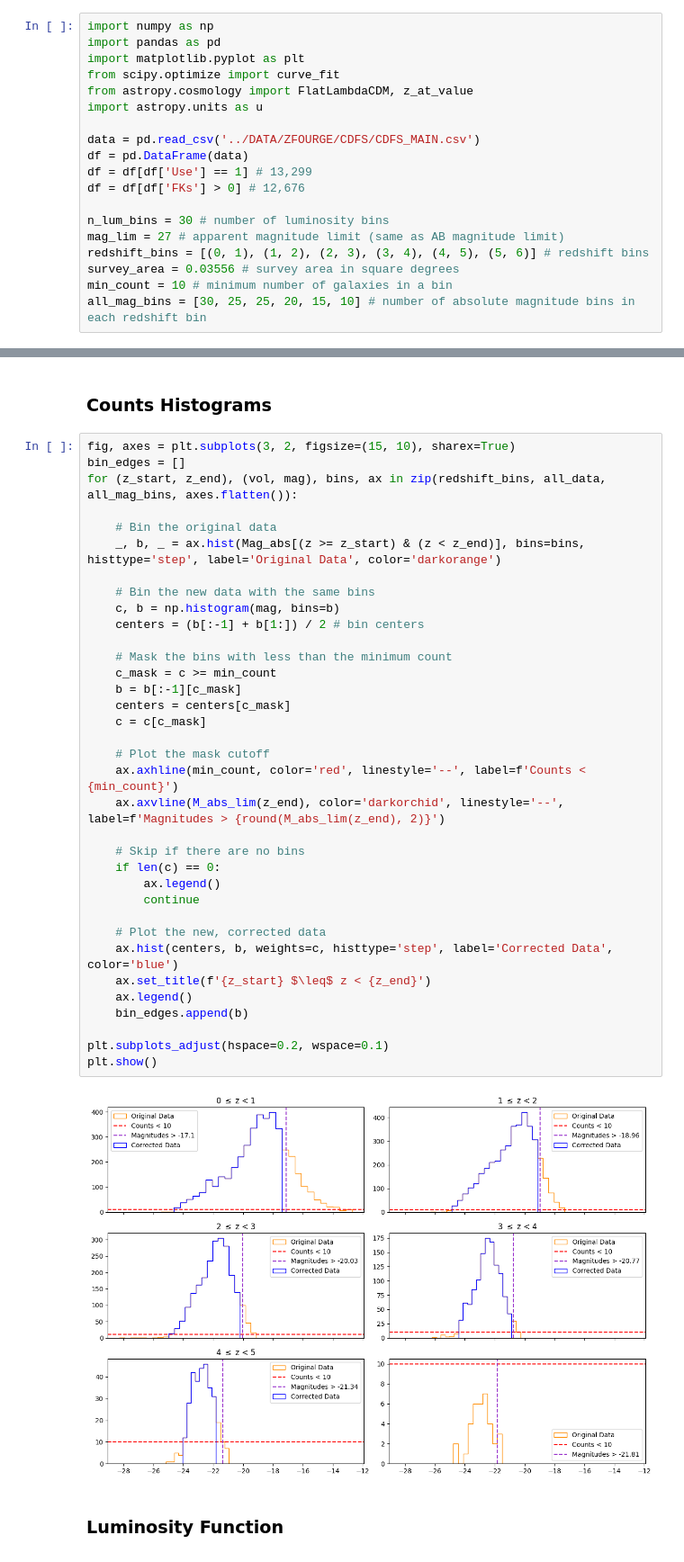
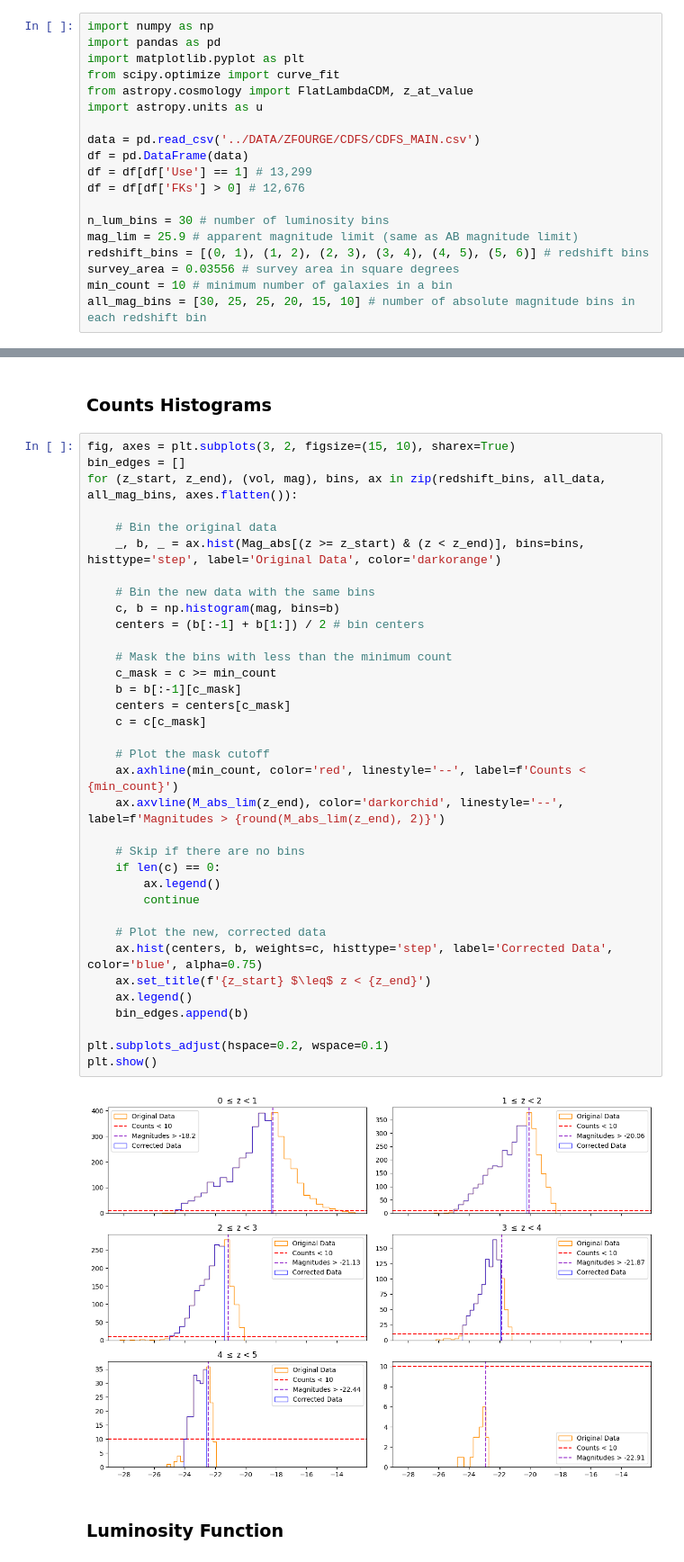
Before and after one commit to daniel-lyon/MPhil-Code, a Jupyter notebook: LUMFUNCS/vmax_all_gal.ipynb, the cells around one changed output, grey strips where cells are left out. Shown at 90% size. Drawn from its saved outputs; the diff is of its cells as text.

```diff
--- a/LUMFUNCS/vmax_all_gal.ipynb
+++ b/LUMFUNCS/vmax_all_gal.ipynb
@@ -16,7 +16,7 @@ df = df[df['Use'] == 1] # 13,299
 df = df[df['FKs'] > 0] # 12,676
 
 n_lum_bins = 30 # number of luminosity bins
-mag_lim = 27 # apparent magnitude limit (same as AB magnitude limit)
+mag_lim = 25.9 # apparent magnitude limit (same as AB magnitude limit)
 redshift_bins = [(0, 1), (1, 2), (2, 3), (3, 4), (4, 5), (5, 6)] # redshift bins
 survey_area = 0.03556 # survey area in square degrees
 min_count = 10 # minimum number of galaxies in a bin
@@ -254,35 +254,35 @@ for (z_start, z_end), (vol, mag), bins, ax in zip(redshift_bins, all_data, all_m
     # Bin the original data
     _, b, _ = ax.hist(Mag_abs[(z >= z_start) & (z < z_end)], bins=bins, histtype='step', label='Original Data', color='darkorange')
 
     # Bin the new data with the same bins
     c, b = np.histogram(mag, bins=b)
     centers = (b[:-1] + b[1:]) / 2 # bin centers
 
     # Mask the bins with less than the minimum count
     c_mask = c >= min_count
     b = b[:-1][c_mask]
     centers = centers[c_mask]
     c = c[c_mask]
 
     # Plot the mask cutoff
     ax.axhline(min_count, color='red', linestyle='--', label=f'Counts < {min_count}')
     ax.axvline(M_abs_lim(z_end), color='darkorchid', linestyle='--', label=f'Magnitudes > {round(M_abs_lim(z_end), 2)}')
 
     # Skip if there are no bins
     if len(c) == 0:
         ax.legend()
         continue
 
     # Plot the new, corrected data
-    ax.hist(centers, b, weights=c, histtype='step', label='Corrected Data', color='blue')
+    ax.hist(centers, b, weights=c, histtype='step', label='Corrected Data', color='blue', alpha=0.75)
     ax.set_title(f'{z_start} $\leq$ z < {z_end}')
     ax.legend()
     bin_edges.append(b)
 
 plt.subplots_adjust(hspace=0.2, wspace=0.1)
 plt.show()
 # %% [output]
-[figure, old version]
+[figure, new version]
 # %% [markdown]
 ### Luminosity Function
 # %%
```
Also changed, not shown: parts of 9 cells of this notebook.
